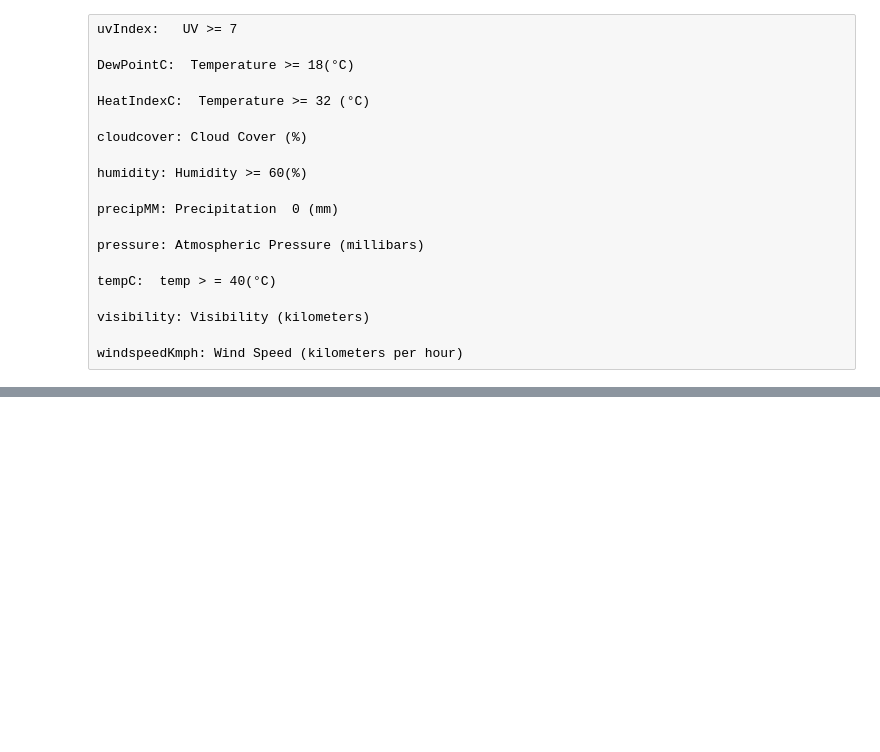
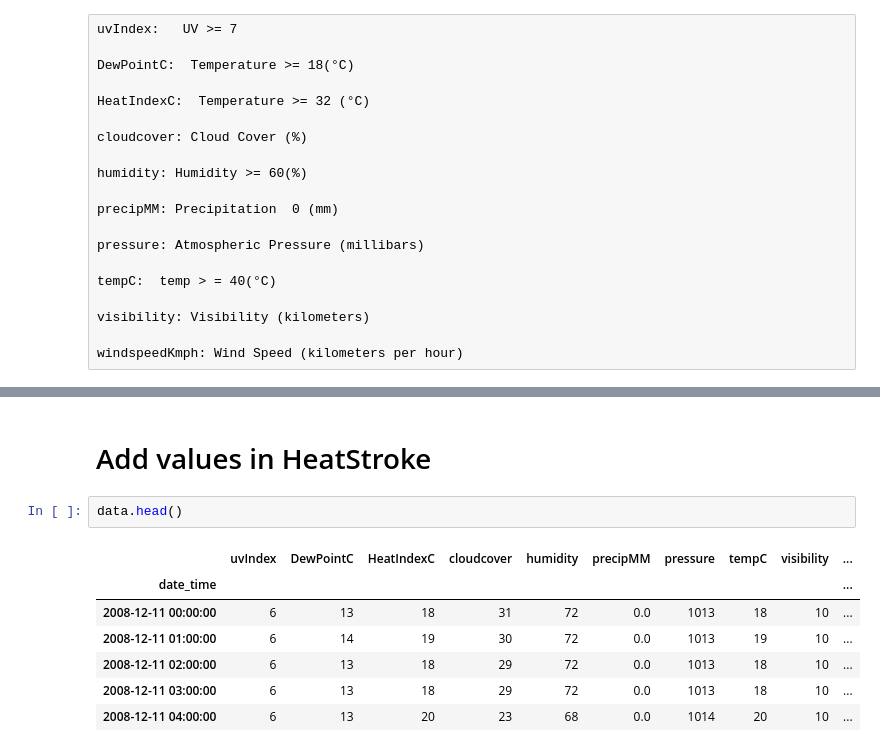
Before and after one commit to Khaire7031/Climate-Change-Impact-On-Human-Health-In-Pune, a Jupyter notebook: DiseaseData.ipynb, the cells around one changed output, grey strips where cells are left out. Drawn from its saved outputs; the diff is of its cells as text; blank space fills up the shorter version.

```diff
--- a/DiseaseData.ipynb
+++ b/DiseaseData.ipynb
@@ -46,0 +143,12 @@ windspeedKmph: Wind Speed (kilometers per hour)
+# %% [markdown]
+# Add values in HeatStroke
+# %%
+data.head()
+# %% [output]
+|  | uvIndex | DewPointC | HeatIndexC | cloudcover | humidity | precipMM | pressure | tempC | visibility | ... |
+| date_time |  |  |  |  |  |  |  |  |  | ... |
+| 2008-12-11 00:00:00 | 6 | 13 | 18 | 31 | 72 | 0.0 | 1013 | 18 | 10 | ... |
+| 2008-12-11 01:00:00 | 6 | 14 | 19 | 30 | 72 | 0.0 | 1013 | 19 | 10 | ... |
+| 2008-12-11 02:00:00 | 6 | 13 | 18 | 29 | 72 | 0.0 | 1013 | 18 | 10 | ... |
+| 2008-12-11 03:00:00 | 6 | 13 | 18 | 29 | 72 | 0.0 | 1013 | 18 | 10 | ... |
+| 2008-12-11 04:00:00 | 6 | 13 | 20 | 23 | 68 | 0.0 | 1014 | 20 | 10 | ... |
```
Also changed, not shown: parts of 16 cells of this notebook, 1 other file.
